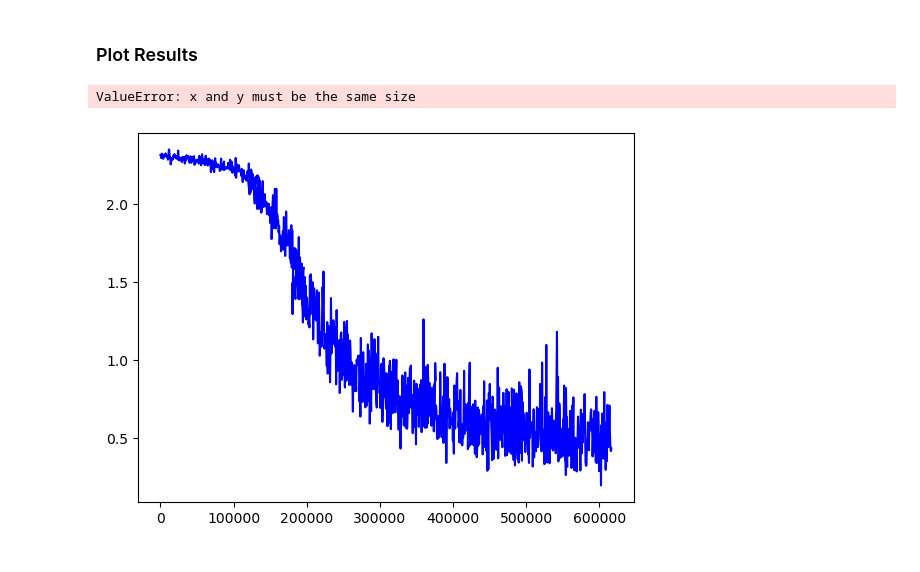
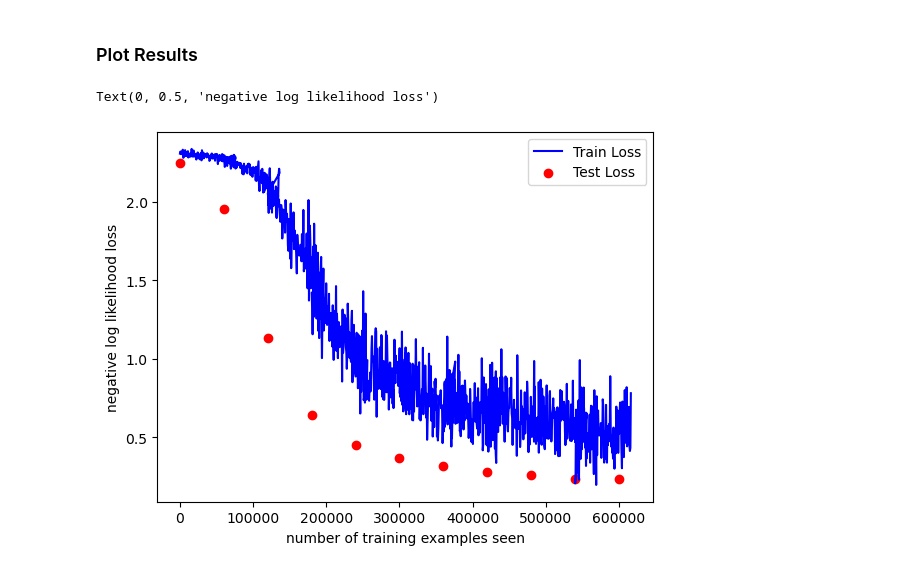
Before and after one commit to ryanchristopher27/CS8770-NeuralNetworks, a Jupyter notebook: mnist_models.ipynb, the cells around one changed output. Cells and saved outputs as stored; diff of their text form; code cells hidden in the pictures.

```diff
--- a/mnist_models.ipynb
+++ b/mnist_models.ipynb
@@ -24,10 +24,19 @@ transform = transforms.Compose([
     transforms.Normalize((0.5,), (0.5,)),
 ])
 
-train_dataset = MNIST(root='./data', train=True, transform=transform, download=True)
+# Flatten operation (assuming you want to flatten the tensor along the spatial dimensions)
+flatten = transforms.Lambda(lambda x: x.view(-1))
+
+# Combine the original transforms with the flatten operation
+combined_transform = transforms.Compose([
+    transform,
+    flatten,
+])
+
+train_dataset = MNIST(root='./data', train=True, transform=combined_transform, download=True)
 train_loader = DataLoader(dataset=train_dataset, batch_size=50, shuffle=True)
 
-test_dataset = MNIST(root='./data', train=False, download=True, transform=transform)
+test_dataset = MNIST(root='./data', train=False, download=True, transform=combined_transform)
 test_loader = DataLoader(dataset=test_dataset, batch_size=50, shuffle=True)
 # %% [markdown]
 #### View Images
@@ -174,14 +215,13 @@ Test Set: Avg. Loss: 0.2304, Accuracy: 9318/10000 (93%)
 # %%
 fig = plt.figure()
 plt.plot(train_count, train_loss, color='blue')
 plt.scatter(test_count, test_loss, color='red')
 plt.legend(['Train Loss', 'Test Loss'], loc='upper right')
 plt.xlabel('number of training examples seen')
 plt.ylabel('negative log likelihood loss')
-fig
 # %% [output]
-ValueError: x and y must be the same size
+Text(0, 0.5, 'negative log likelihood loss')
-[figure, old version]
+[figure, new version]
 # %%
 with torch.no_grad():
   output = model(example_data)
```
Also changed, not shown: parts of 7 cells of this notebook, 1 other file.
